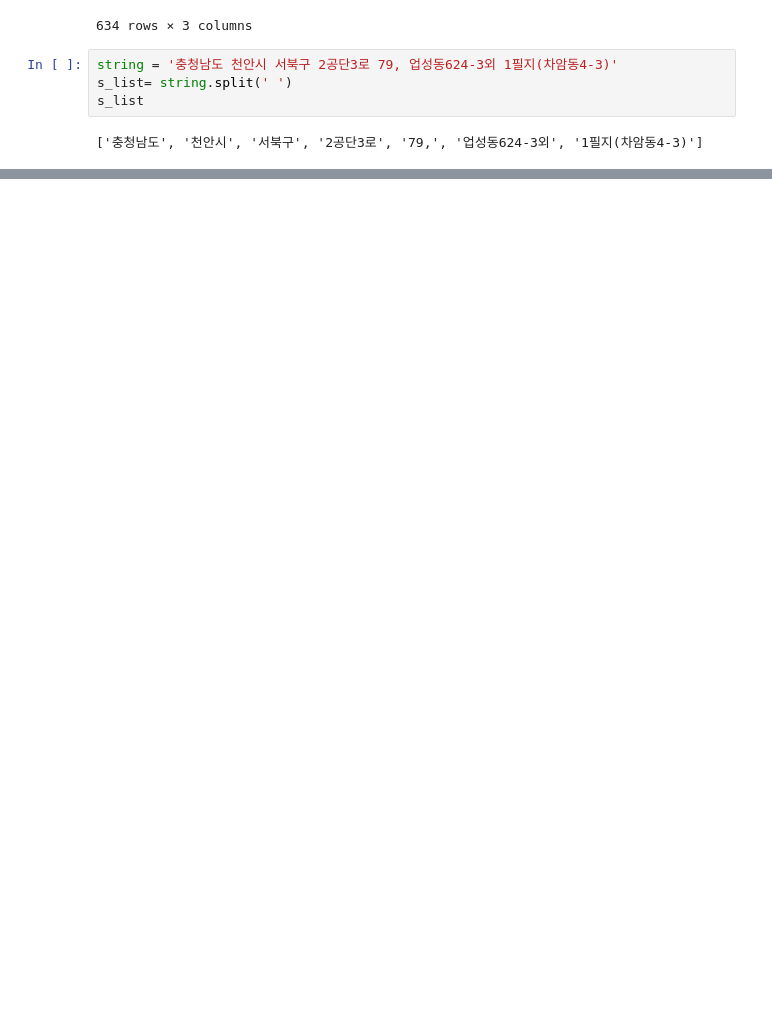
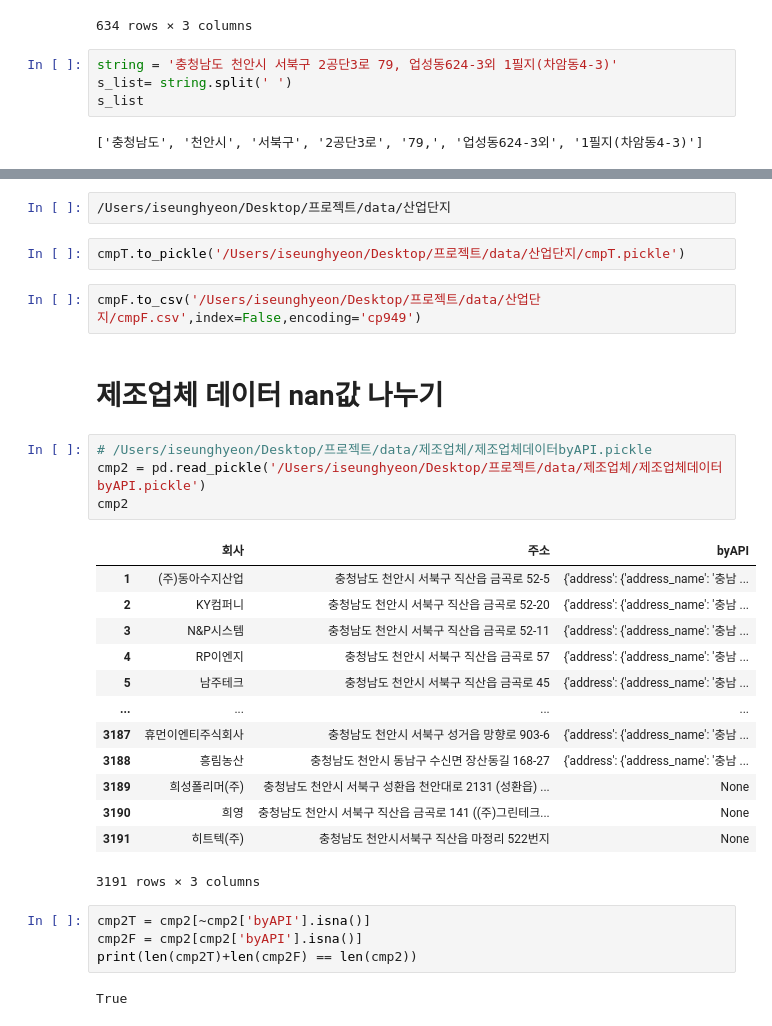
Before and after one commit to LGHelloVisionProj/Data_Visualization, a Jupyter notebook: 천안시_CodeDir/회사데이터전처리.ipynb, the cells around one changed output, grey strips where cells are left out. Saved outputs shown, nothing was run; the diff lists cells and outputs as text; blank space fills up the shorter version.

```diff
--- a/천안시_CodeDir/회사데이터전처리.ipynb
+++ b/천안시_CodeDir/회사데이터전처리.ipynb
@@ -117,0 +142,32 @@ isna_df['c'] =None
+# %%
+/Users/iseunghyeon/Desktop/프로젝트/data/산업단지
+# %%
+cmpT.to_pickle('/Users/iseunghyeon/Desktop/프로젝트/data/산업단지/cmpT.pickle')
+# %%
+cmpF.to_csv('/Users/iseunghyeon/Desktop/프로젝트/data/산업단지/cmpF.csv',index=False,encoding='cp949')
+# %% [markdown]
+# 제조업체 데이터 nan값 나누기
+# %%
+# /Users/iseunghyeon/Desktop/프로젝트/data/제조업체/제조업체데이터byAPI.pickle
+cmp2 = pd.read_pickle('/Users/iseunghyeon/Desktop/프로젝트/data/제조업체/제조업체데이터byAPI.pickle')
+cmp2
+# %% [output]
+|  | 회사 | 주소 | byAPI |
+| 1 | (주)동아수지산업 | 충청남도 천안시 서북구 직산읍 금곡로 52-5 | {'address': {'address_name': '충남 ... |
+| 2 | KY컴퍼니 | 충청남도 천안시 서북구 직산읍 금곡로 52-20 | {'address': {'address_name': '충남 ... |
+| 3 | N&P시스템 | 충청남도 천안시 서북구 직산읍 금곡로 52-11 | {'address': {'address_name': '충남 ... |
+| 4 | RP이엔지 | 충청남도 천안시 서북구 직산읍 금곡로 57 | {'address': {'address_name': '충남 ... |
+| 5 | 남주테크 | 충청남도 천안시 서북구 직산읍 금곡로 45 | {'address': {'address_name': '충남 ... |
+| ... | ... | ... | ... |
+| 3187 | 휴먼이엔티주식회사 | 충청남도 천안시 서북구 성거읍 망향로 903-6 | {'address': {'address_name': '충남 ... |
+| 3188 | 흥림농산 | 충청남도 천안시 동남구 수신면 장산동길 168-27 | {'address': {'address_name': '충남 ... |
+| 3189 | 희성폴리머(주) | 충청남도 천안시 서북구 성환읍 천안대로 2131 (성환읍) ... | None |
+| 3190 | 희영 | 충청남도 천안시 서북구 직산읍 금곡로 141 ((주)그린테크... | None |
+| 3191 | 히트텍(주) | 충청남도 천안시서북구 직산읍 마정리 522번지 | None |
+3191 rows × 3 columns
+# %%
+cmp2T = cmp2[~cmp2['byAPI'].isna()]
+cmp2F = cmp2[cmp2['byAPI'].isna()]
+print(len(cmp2T)+len(cmp2F) == len(cmp2))
+# %% [output]
+True
```
Also changed, not shown: parts of 5 cells of this notebook, 2 other files.
